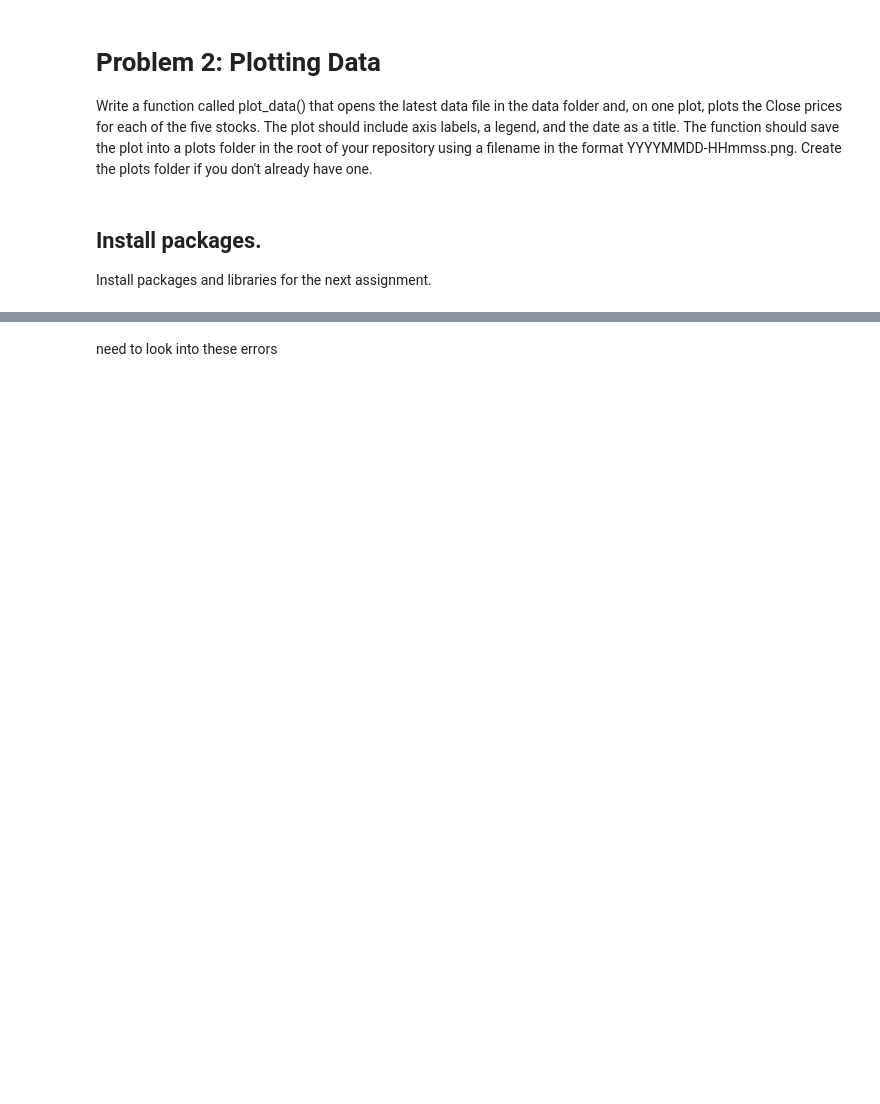
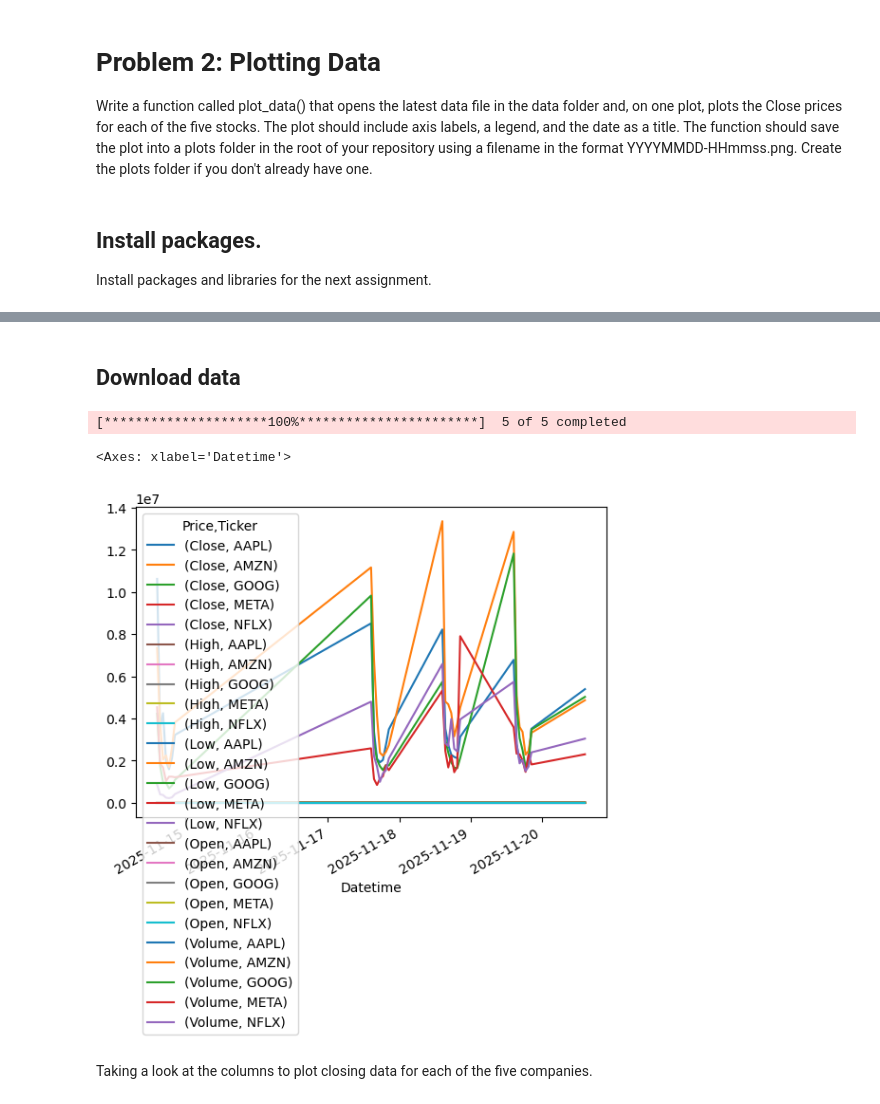
Before and after one commit to LDonn32/Computer-Infrastructure-My-Assessment, a Jupyter notebook: problems.ipynb, the cells around one changed output, grey strips where cells are left out. Drawn from its saved outputs; the diff is of its cells as text; code cells hidden in the pictures; blank space fills up the shorter version.

```diff
--- a/problems.ipynb
+++ b/problems.ipynb
@@ -238,2 +134,14 @@ Plot successfully saved to: plots/20251023-101732.png
-# %% [markdown]
-need to look into these errors
+# %% [markdown]
+## Download data
+# %%
+# Get data.
+df = yf.download(["META", "AAPL", "AMZN", "NFLX", "GOOG"], period='5d', interval='1h')
+
+# Show all the data.
+df.plot()
+# %% [output]
+[*********************100%***********************]  5 of 5 completed
+<Axes: xlabel='Datetime'>
+[figure, added]
+# %% [markdown]
+Taking a look at the columns to plot closing data for each of the five companies.
```
Also changed, not shown: parts of 14 cells of this notebook, 18 other files.
